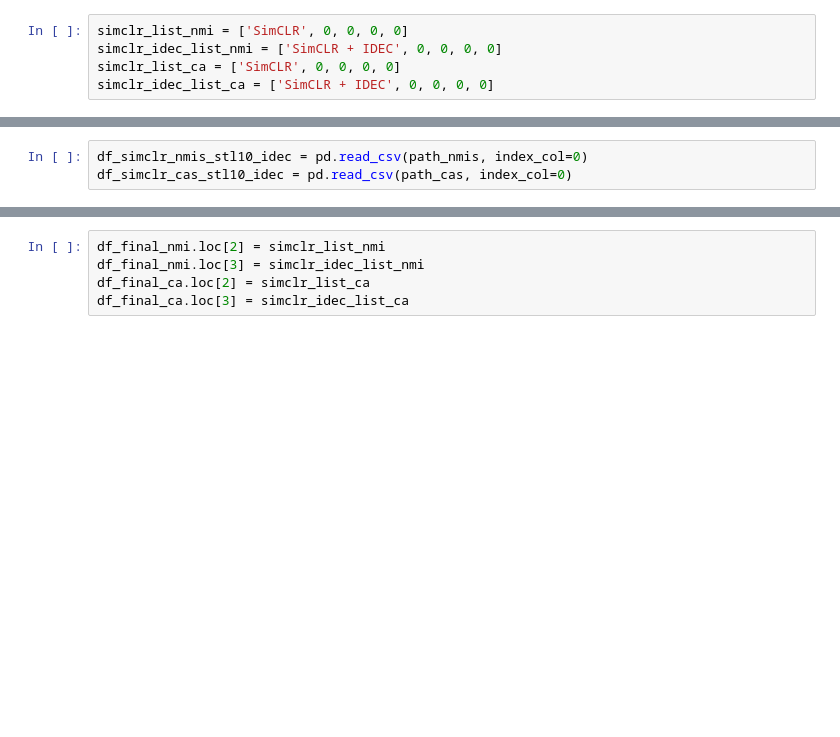
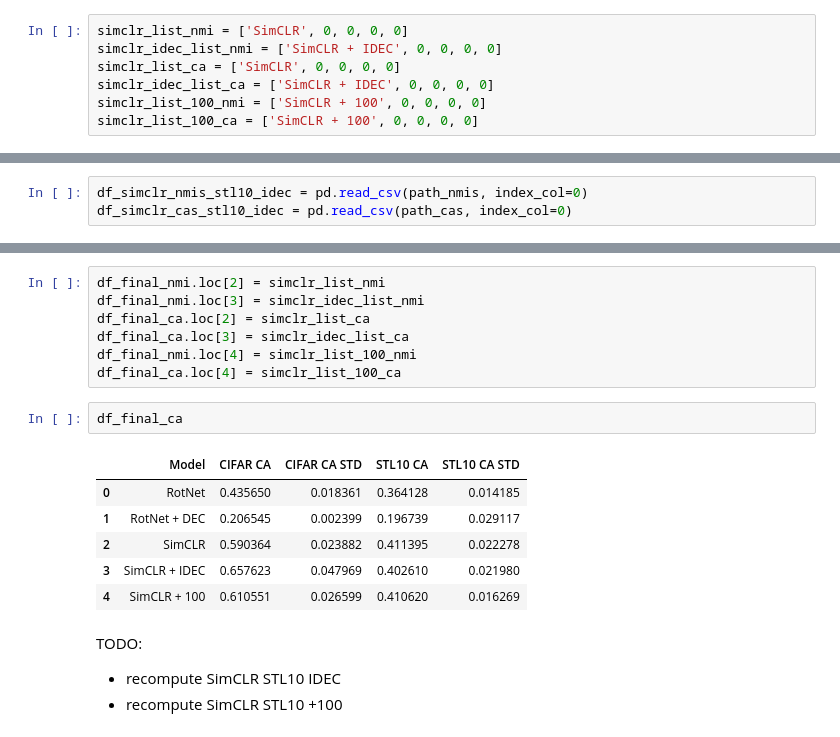
Before and after one commit to AlinaGodun/dcl_b, a Jupyter notebook: Final.ipynb, the cells around one changed output, grey strips where cells are left out. Drawn from its saved outputs; the diff is of its cells as text; blank space fills up the shorter version.

```diff
--- a/Final.ipynb
+++ b/Final.ipynb
@@ -291,6 +294,8 @@ simclr_list_nmi = ['SimCLR', 0, 0, 0, 0]
 simclr_idec_list_nmi = ['SimCLR + IDEC', 0, 0, 0, 0]
 simclr_list_ca = ['SimCLR', 0, 0, 0, 0]
 simclr_idec_list_ca = ['SimCLR + IDEC', 0, 0, 0, 0]
+simclr_list_100_nmi = ['SimCLR + 100', 0, 0, 0, 0]
+simclr_list_100_ca = ['SimCLR + 100', 0, 0, 0, 0]
 # %% [markdown]
 ### CIFAR: Pretraining
 # %%
@@ -430,3 +471,18 @@ df_final_nmi.loc[2] = simclr_list_nmi
 df_final_nmi.loc[3] = simclr_idec_list_nmi
 df_final_ca.loc[2] = simclr_list_ca
 df_final_ca.loc[3] = simclr_idec_list_ca
+df_final_nmi.loc[4] = simclr_list_100_nmi
+df_final_ca.loc[4] = simclr_list_100_ca
+# %%
+df_final_ca
+# %% [output]
+|  | Model | CIFAR CA | CIFAR CA STD | STL10 CA | STL10 CA STD |
+| 0 | RotNet | 0.435650 | 0.018361 | 0.364128 | 0.014185 |
+| 1 | RotNet + DEC | 0.206545 | 0.002399 | 0.196739 | 0.029117 |
+| 2 | SimCLR | 0.590364 | 0.023882 | 0.411395 | 0.022278 |
+| 3 | SimCLR + IDEC | 0.657623 | 0.047969 | 0.402610 | 0.021980 |
+| 4 | SimCLR + 100 | 0.610551 | 0.026599 | 0.410620 | 0.016269 |
+# %% [markdown]
+TODO:
+- recompute SimCLR STL10 IDEC
+- recompute SimCLR STL10 +100
```
Also changed, not shown: parts of 14 cells of this notebook, 4 other files.
